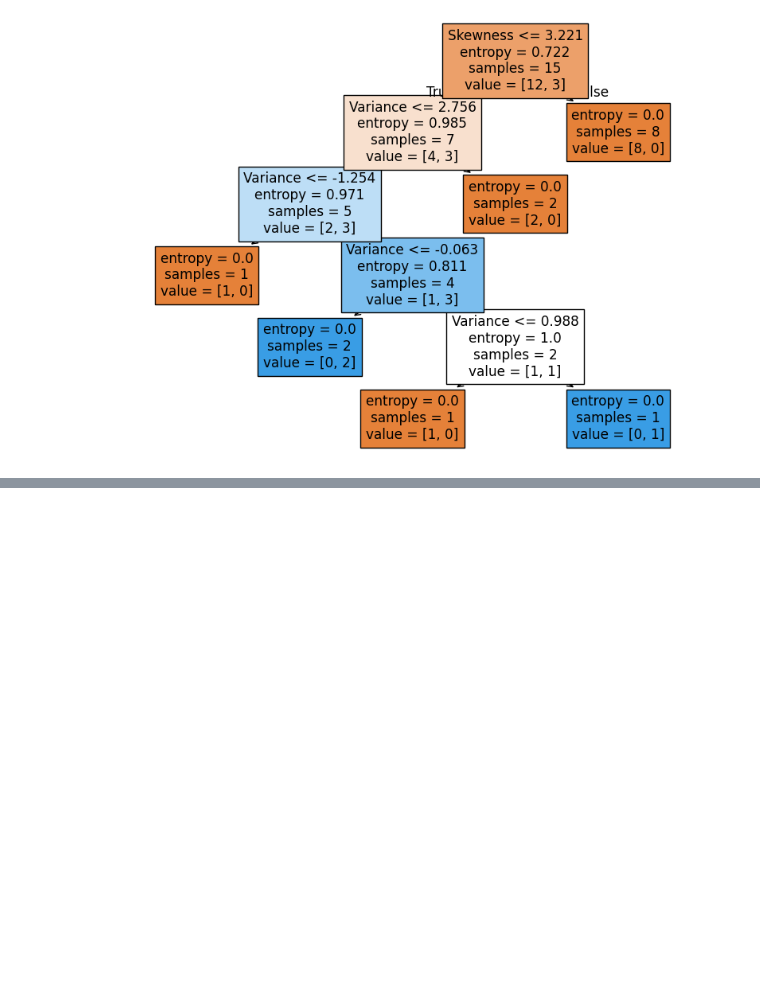
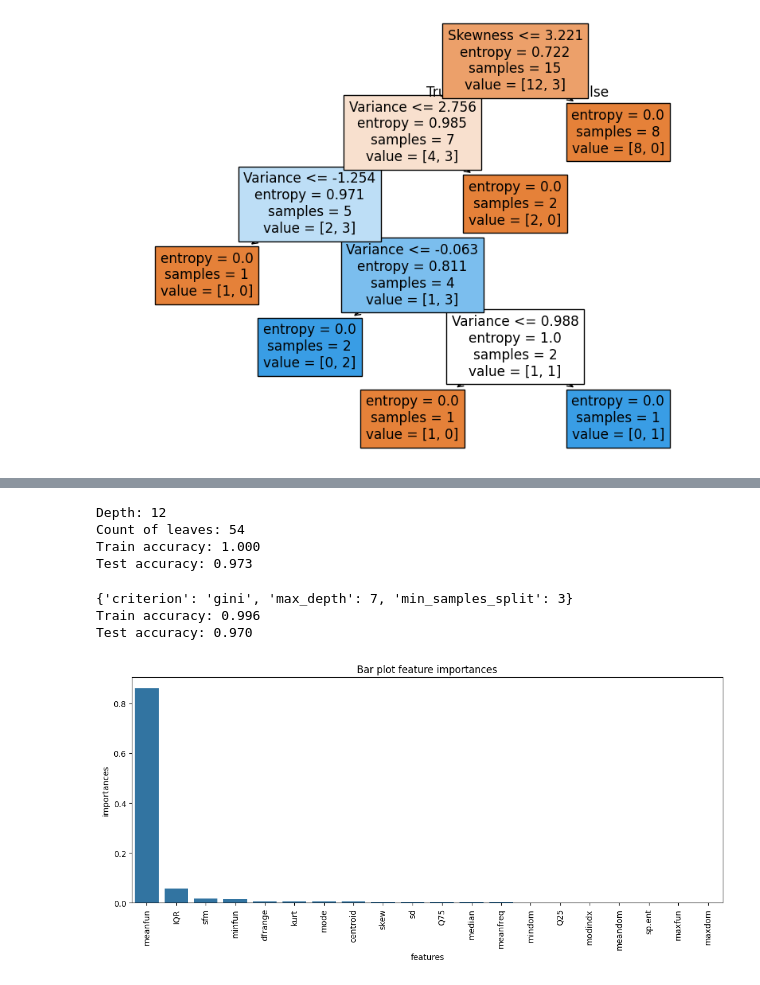
Before and after one commit to Rai1ag/Library, a Jupyter notebook: 6.HM_7_Алгоритме на основе ДР/theory.ipynb, the cells around one changed output, grey strips where cells are left out. Saved outputs shown, nothing was run; the diff lists cells and outputs as text; code cells hidden in the pictures; blank space fills up the shorter version.

```diff
--- a/6.HM_7_Алгоритме на основе ДР/theory.ipynb
+++ b/6.HM_7_Алгоритме на основе ДР/theory.ipynb
@@ -466,0 +575,74 @@ print(dt.get_depth())
+# %%
+# Задание 7.3
+
+# Инициализируем модель дерева решений с глубиной 1 и обучаем ее
+dt = tree.DecisionTreeClassifier(
+    criterion='entropy', #критерий информативности
+    random_state=0 #генератор случайных чисел
+)
+dt.fit(X_train, y_train)
+print('Depth: {}'.format(dt.get_depth()))
+print('Count of leaves: {}'.format(dt.get_n_leaves()))
+# Делаем предсказание
+y_train_pred = dt.predict(X_train)
+y_test_pred = dt.predict(X_test)
+# Считаем метрику accuracy на обучающей и тестовой выборках
+print('Train accuracy: {:.3f}'.format(metrics.accuracy_score(y_train, y_train_pred)))
+print('Test accuracy: {:.3f}'.format(metrics.accuracy_score(y_test, y_test_pred)))
+# %% [output]
+Depth: 12
+Count of leaves: 54
+Train accuracy: 1.000
+Test accuracy: 0.973
+# %%
+# Задание 7.4
+
+# Задаем сетку параметров
+param_grid = {
+    'criterion': ['gini', 'entropy'], #критерий информативности
+    'max_depth': [4, 5, 6, 7, 8, 9, 10], #максимальная глубина дерева
+    'min_samples_split': [3, 4, 5, 10] #минимальное количество объектов, необходимое для сплита
+}
+
+# Задаем метод кросс-валидации
+cv = model_selection.StratifiedKFold(n_splits=5)
+
+# Инициализируем поиск на сетке и обучаем его
+gs = model_selection.GridSearchCV(
+    estimator=tree.DecisionTreeClassifier(random_state=0), #модель
+    param_grid=param_grid, #сетка параметров
+    scoring='accuracy', #метрика
+    cv=cv, #кросс-валидатор
+    n_jobs=-1 #используем все мощности процессора
+)
+gs.fit(X_train, y_train)
+print(gs.best_params_)
+# Определяем наилучшую модель
+best_tree = gs.best_estimator_
+
+# Делаем предсказание
+y_train_pred = best_tree.predict(X_train)
+y_test_pred = best_tree.predict(X_test)
+# Считаем метрику accuracy на обучающей и тестовой выборках
+print('Train accuracy: {:.3f}'.format(metrics.accuracy_score(y_train, y_train_pred)))
+print('Test accuracy: {:.3f}'.format(metrics.accuracy_score(y_test, y_test_pred)))
+# %% [output]
+{'criterion': 'gini', 'max_depth': 7, 'min_samples_split': 3}
+Train accuracy: 0.996
+Test accuracy: 0.970
+# %%
+# Задание 7.5
+
+fig, ax = plt.subplots(figsize=(13, 5)) #фигура + координатная плоскость
+features = X.columns #признаки
+feature_importances = best_tree.feature_importances_ #важность признаков
+# Создаём DataFrame, содержащий информацию о важности признаков
+importances_data = pd.DataFrame({'features': features, 'importances': feature_importances})
+importances_data = importances_data.sort_values(by='importances', ascending=False)
+# Строим столбчатую диаграмму
+sns.barplot(data=importances_data, x='features', y='importances', ax=ax);
+# Добавляем подпись к графику и поворот меток на оси абсцисс
+ax.set_title('Bar plot feature importances')
+ax.xaxis.set_tick_params(rotation=90)
+# %% [output]
+[figure, added]
```
Also changed, not shown: parts of 8 cells of this notebook, 1 other file.
